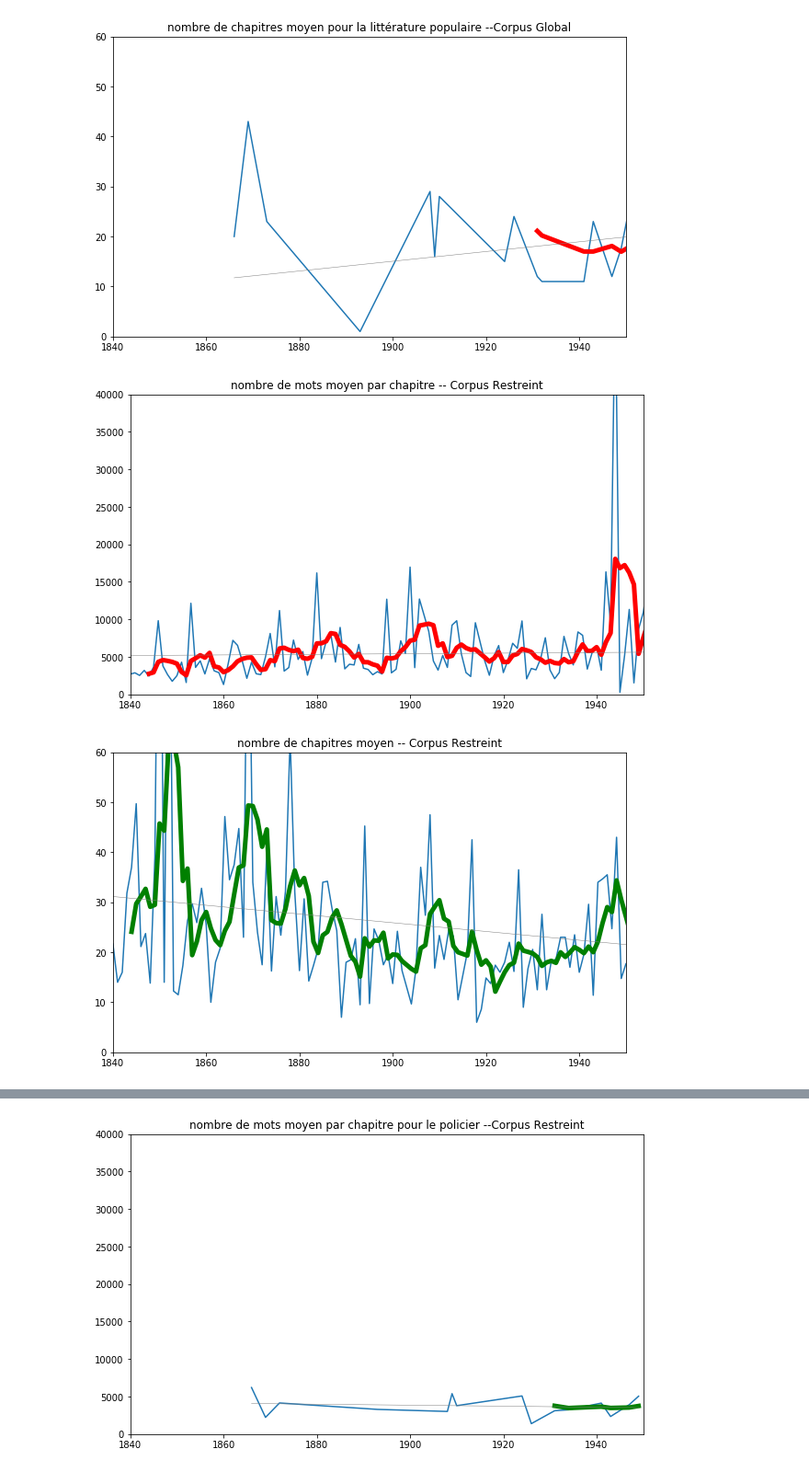
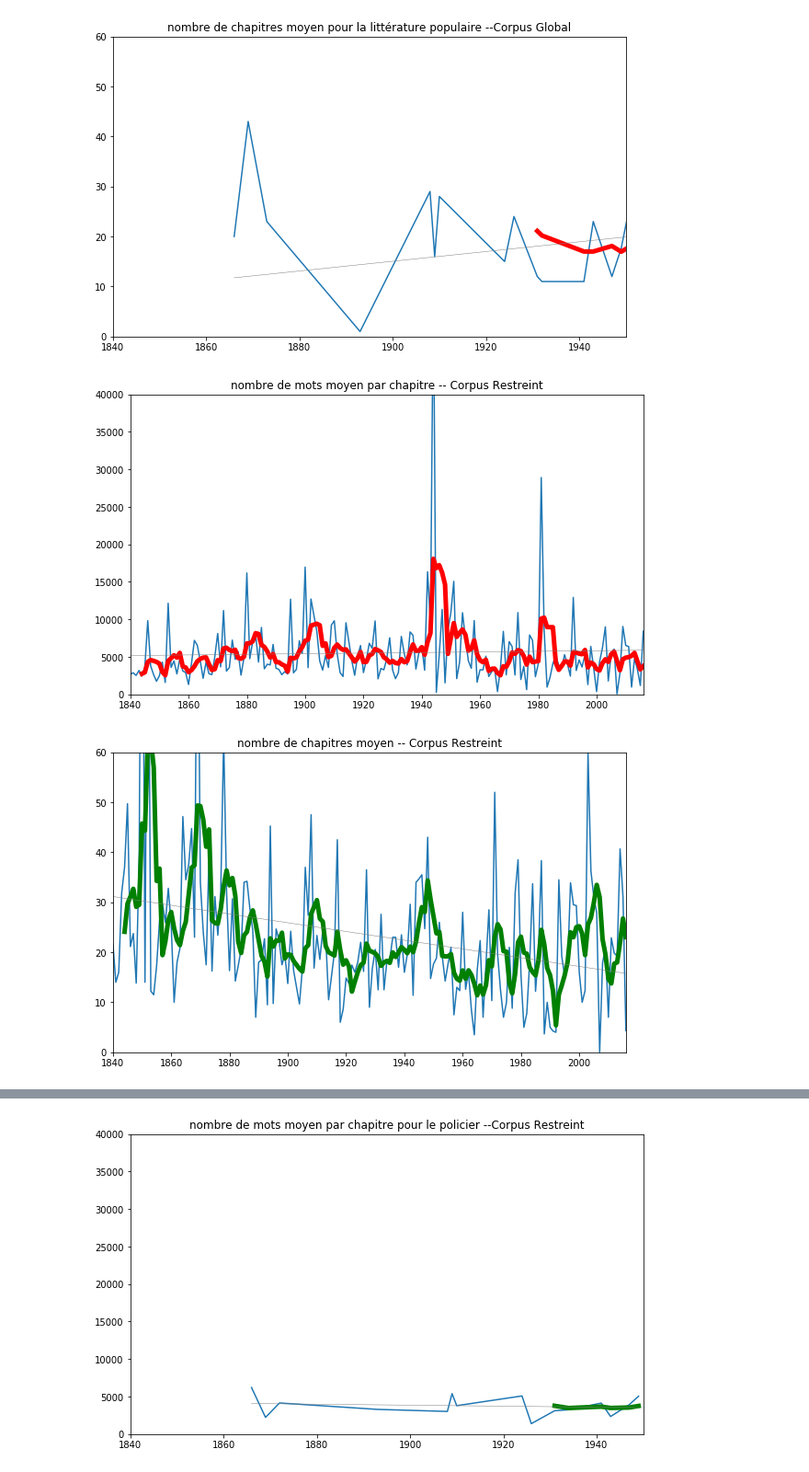
Before and after one commit to ANRChapitres/courbes, a Jupyter notebook: basic_quantification.ipynb, the cells around one changed output, grey strips where cells are left out. Shown at 92% size. Saved outputs shown, nothing was run; the diff lists cells and outputs as text; code cells hidden in the pictures.

```diff
--- a/basic_quantification.ipynb
+++ b/basic_quantification.ipynb
@@ -470,15 +470,15 @@ plot_stats(stats_canon["chapter"][0],stats_canon["chapter"][1],limitsX, limitsCh
 [figure]
 # %%
 stats_global=pickle.load(open( "stats_rest", "rb"))
-limitsX=[1840,1950]
+limitsX=[1840,2016]
 limitsWord=[0,40000]
 limitsChap=[0,60]
 sliding=5
 color=['r','g']
 plot_stats(stats_global["word"][0],stats_global["word"][1],limitsX,limitsWord,sliding,color[0],"nombre de mots moyen par chapitre -- Corpus Restreint")
 plot_stats(stats_global["chapter"][0],stats_global["chapter"][1],limitsX,limitsChap,sliding,color[1],"nombre de chapitres moyen -- Corpus Restreint")
 # %% [output]
-[figure, old version]
+[figure, new version]
-[figure, old version]
+[figure, new version]
 # %%
 stats_canon=pickle.load(open( "stats_rest_canon", "rb"))
```
Also changed, not shown: parts of 13 cells of this notebook.
